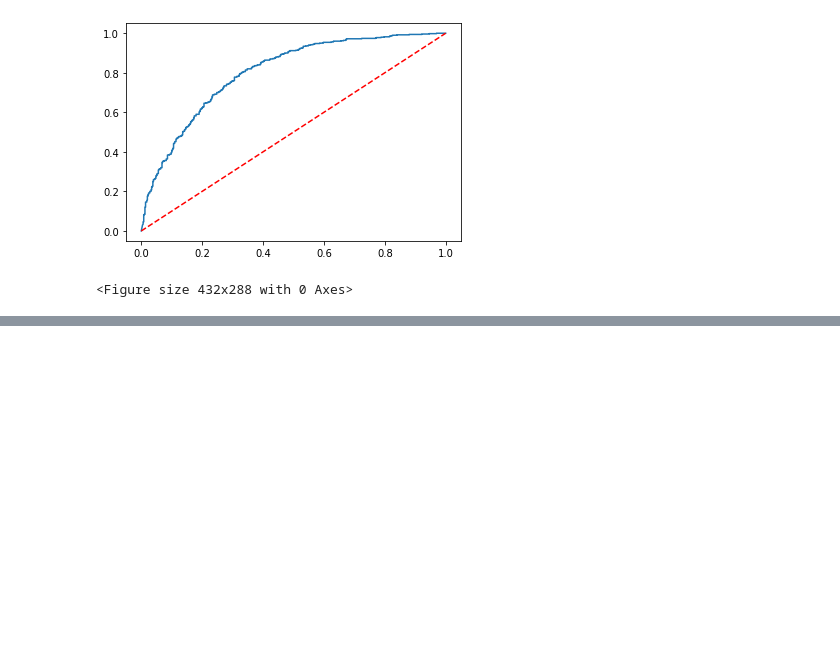
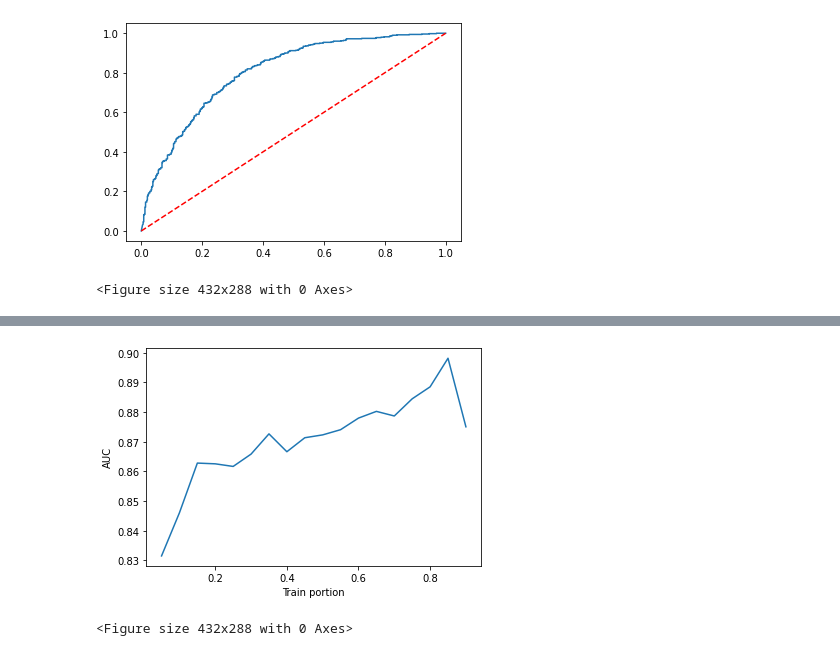
Before and after one commit to tinahuang222/NucleiSegmentation, a Jupyter notebook: Master-code.ipynb, the cells around one changed output, grey strips where cells are left out. Saved outputs shown, nothing was run; the diff lists cells and outputs as text; code cells hidden in the pictures; blank space fills up the shorter version.

```diff
--- a/Master-code.ipynb
+++ b/Master-code.ipynb
@@ -1407,0 +1432,3 @@ Auc: 0.80337
+# %%
+train_percent = np.arange(0.05, 0.95,0.05)
+test_percent = 1 - train_percent
@@ -1407,0 +1490,13 @@ Auc: 0.80337
+# %%
+data_path = Path('./data')
+mix_feature_ranking_path = data_path / 'graph_feature' /  'mix_feature_ranking.csv'
+mix_feature_path = data_path / 'graph_feature'/ 'mix_feature.csv'
+
+pred_results_dir = data_path / 'results'
+os.makedirs(pred_results_dir, exist_ok=True)
+
+feature_df = pd.read_csv(mix_feature_path, index_col='tile_name')
+ablation_k_fold_test(feature_df, mix_feature_ranking_path, fold=10, top_feature=15)
+# %% [output]
+[figure, added]
+<Figure size 432x288 with 0 Axes>
```
Also changed, not shown: parts of 5 cells of this notebook.
